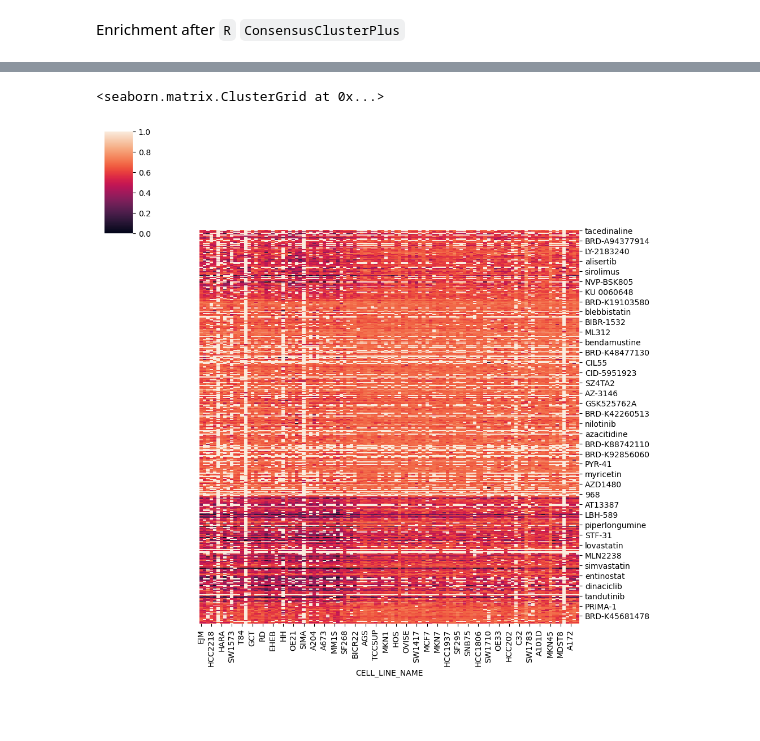
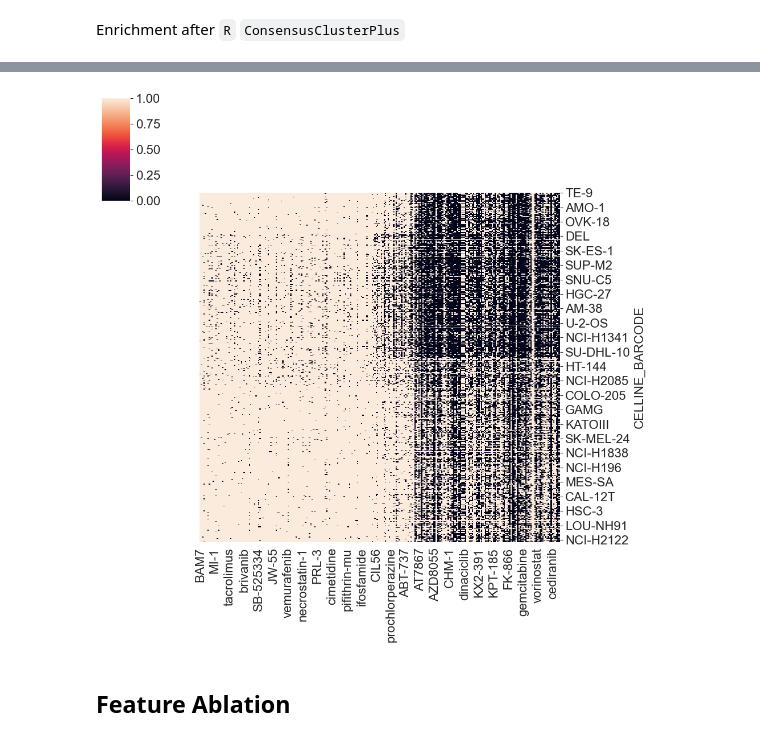
Before and after one commit to mglnbk/MGNet, a Jupyter notebook: analysis.ipynb, the cells around one changed output, grey strips where cells are left out. Drawn from its saved outputs; the diff is of its cells as text; code cells hidden in the pictures; blank space fills up the shorter version.

```diff
--- a/analysis.ipynb
+++ b/analysis.ipynb
@@ -611,11 +816,19 @@ drug_clrs = pd.concat([drug_clrs[drug_clrs['Cluster'] == i] for i in [1,2,3,4,5]
 # %%
-df = pd.pivot_table(data=df, values=['AUC'], index=['DRUG_NAME'], columns=['CELL_LINE_NAME'])
+df = pd.pivot_table(data=df, values=['AUC'], index=['DRUG_NAME'], columns=['CELLINE_BARCODE'])
 df.fillna(1, inplace=True)
 df = df['AUC']
 df = df.loc[drug_clrs.index]
-df = df[list(encoded_clrs.index)]
+df = df[list(encoded_clrs.index)[::-1]]
+# %%
+df[df>.45]=1
+df[df<=.45]=0
+# %%
+s = {i:j for i,j in zip(model_list['BROAD_ID'], model_list['model_name'])}
+# %%
+_df = df.rename(columns=s)
 # %%
-sns.clustermap(df, col_cluster=False, row_cluster=False)
+g = sns.clustermap(_df.T, col_cluster=False, row_cluster=False)
 # %% [output]
-<seaborn.matrix.ClusterGrid at 0x...>
-[figure, old version]
+[figure, new version]
+# %% [markdown]
+## Feature Ablation
```
Also changed, not shown: parts of 128 cells of this notebook, 51 other files.
